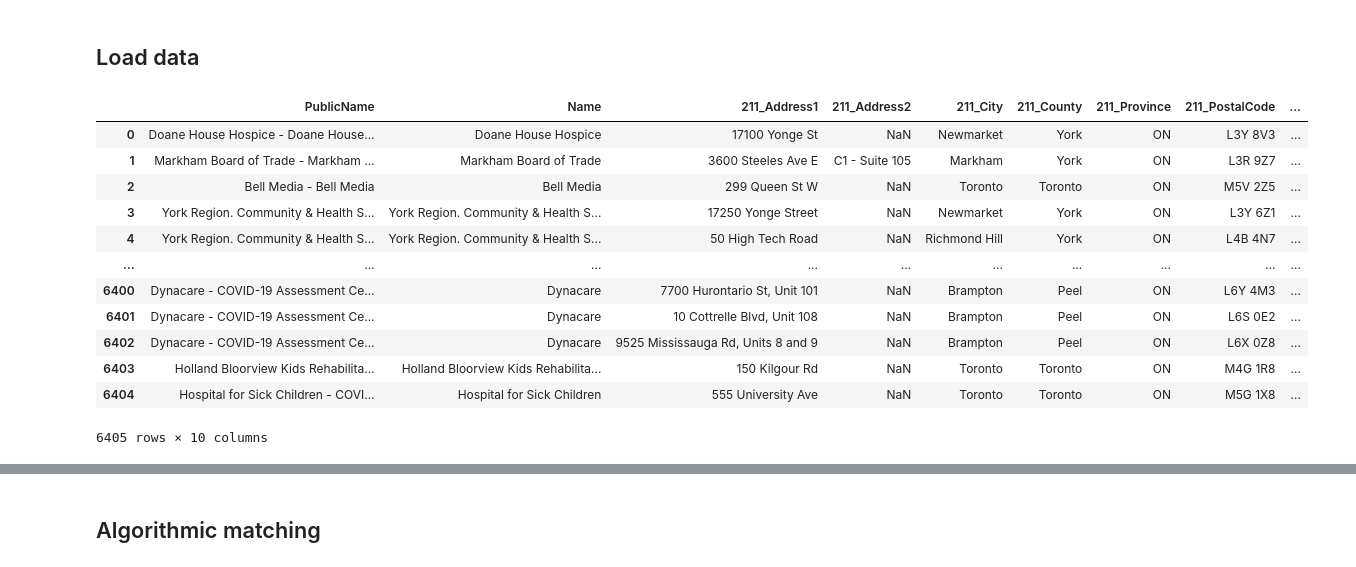
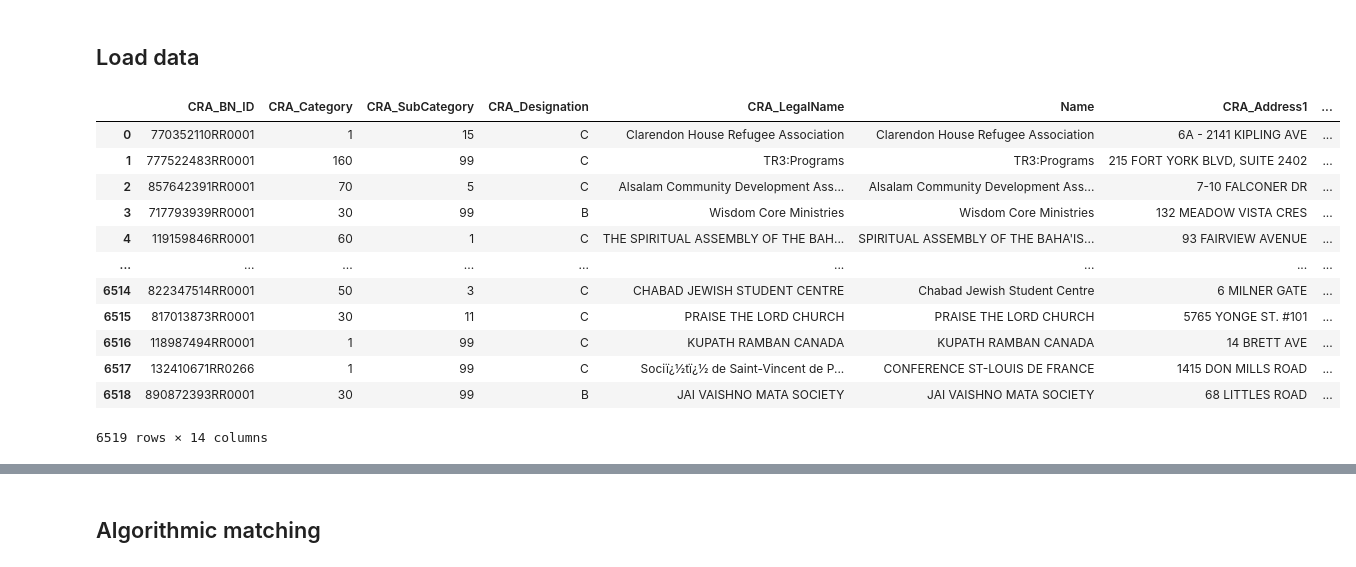
Before and after one commit to schoolofcities/essential-spaces, a Jupyter notebook: data/2025-work/analysis/join_cra_211.ipynb, the cells around one changed output, grey strips where cells are left out. Drawn from its saved outputs; the diff is of its cells as text; code cells hidden in the pictures.

```diff
--- a/data/2025-work/analysis/join_cra_211.ipynb
+++ b/data/2025-work/analysis/join_cra_211.ipynb
@@ -15,12 +15,28 @@ model = SentenceTransformer('paraphrase-mpnet-base-v2')
 ## Load data
 # %%
 df_cra = pd.read_csv("../cra-data/cra_2021_combined_filtered.csv")
-df_cra = df_cra.rename(columns={"Account Name":"Name"})
+df_cra = df_cra.drop(columns=["Province", "Country"])
+df_cra = df_cra.rename(columns={
+    "BN": "CRA_BN_ID",
+    "Category": "CRA_Category",
+    "Sub Category": "CRA_SubCategory",
+    "Designation": "CRA_Designation",
+    "Legal Name": "CRA_LegalName",
+    "Account Name": "Name",
+    "Address Line 1": "CRA_Address1",
+    "Address Line 2": "CRA_Address2",
+    "City": "CRA_City",
+    "Postal Code": "CRA_PostalCode",
+    "Full Address": "CRA_FullAddress",
+    "4050": "CRA_4050",
+    "4155": "CRA_4155",
+    "4850": "CRA_4850",
+})
 
 # Replace semicolons with " - " in all string columns
 df_cra = df_cra.apply(lambda x: x.str.replace(';', ' - ') if x.dtype == 'object' else x)
+# df_cra["Name"] = df_cra["Name"].str.split(pat=" - ", n=1).str[0]
 
-# df_cra["Name"] = df_cra["Name"].str.split(pat=" - ", n=1).str[0]
 df_cra = df_cra.drop_duplicates(subset=["Name"]).reset_index(drop=True)
 # %%
 # Clean and rename 211 data
@@ -43,16 +62,16 @@ df_211 = df_211.drop_duplicates(subset=["PublicName", "Latitude", "Longitude"]).
 # %%
-df_211
+df_cra
 # %% [output]
-|  | PublicName | Name | 211_Address1 | 211_Address2 | 211_City | 211_County | 211_Province | 211_PostalCode | ... |
-| 0 | Doane House Hospice - Doane House... | Doane House Hospice | 17100 Yonge St | NaN | Newmarket | York | ON | L3Y 8V3 | ... |
-| 1 | Markham Board of Trade - Markham ... | Markham Board of Trade | 3600 Steeles Ave E | C1 - Suite 105 | Markham | York | ON | L3R 9Z7 | ... |
-| 2 | Bell Media - Bell Media | Bell Media | 299 Queen St W | NaN | Toronto | Toronto | ON | M5V 2Z5 | ... |
-| 3 | York Region. Community & Health S... | York Region. Community & Health S... | 17250 Yonge Street | NaN | Newmarket | York | ON | L3Y 6Z1 | ... |
-| 4 | York Region. Community & Health S... | York Region. Community & Health S... | 50 High Tech Road | NaN | Richmond Hill | York | ON | L4B 4N7 | ... |
-| ... | ... | ... | ... | ... | ... | ... | ... | ... | ... |
-| 6400 | Dynacare - COVID-19 Assessment Ce... | Dynacare | 7700 Hurontario St, Unit 101 | NaN | Brampton | Peel | ON | L6Y 4M3 | ... |
-| 6401 | Dynacare - COVID-19 Assessment Ce... | Dynacare | 10 Cottrelle Blvd, Unit 108 | NaN | Brampton | Peel | ON | L6S 0E2 | ... |
-| 6402 | Dynacare - COVID-19 Assessment Ce... | Dynacare | 9525 Mississauga Rd, Units 8 and 9 | NaN | Brampton | Peel | ON | L6X 0Z8 | ... |
-| 6403 | Holland Bloorview Kids Rehabilita... | Holland Bloorview Kids Rehabilita... | 150 Kilgour Rd | NaN | Toronto | Toronto | ON | M4G 1R8 | ... |
-| 6404 | Hospital for Sick Children - COVI... | Hospital for Sick Children | 555 University Ave | NaN | Toronto | Toronto | ON | M5G 1X8 | ... |
+|  | CRA_BN_ID | CRA_Category | CRA_SubCategory | CRA_Designation | CRA_LegalName | Name | CRA_Address1 | ... |
+| 0 | 770352110RR0001 | 1 | 15 | C | Clarendon House Refugee Association | Clarendon House Refugee Association | 6A - 2141 KIPLING AVE | ... |
+| 1 | 777522483RR0001 | 160 | 99 | C | TR3:Programs | TR3:Programs | 215 FORT YORK BLVD, SUITE 2402 | ... |
+| 2 | 857642391RR0001 | 70 | 5 | C | Alsalam Community Development Ass... | Alsalam Community Development Ass... | 7-10 FALCONER DR | ... |
+| 3 | 717793939RR0001 | 30 | 99 | B | Wisdom Core Ministries | Wisdom Core Ministries | 132 MEADOW VISTA CRES | ... |
+| 4 | 119159846RR0001 | 60 | 1 | C | THE SPIRITUAL ASSEMBLY OF THE BAH... | SPIRITUAL ASSEMBLY OF THE BAHA'IS... | 93 FAIRVIEW AVENUE | ... |
+| ... | ... | ... | ... | ... | ... | ... | ... | ... |
+| 6514 | 822347514RR0001 | 50 | 3 | C | CHABAD JEWISH STUDENT CENTRE | Chabad Jewish Student Centre | 6 MILNER GATE | ... |
+| 6515 | 817013873RR0001 | 30 | 11 | C | PRAISE THE LORD CHURCH | PRAISE THE LORD CHURCH | 5765 YONGE ST. #101 | ... |
+| 6516 | 118987494RR0001 | 1 | 99 | C | KUPATH RAMBAN CANADA | KUPATH RAMBAN CANADA | 14 BRETT AVE | ... |
+| 6517 | 132410671RR0266 | 1 | 99 | C | Sociï¿½tï¿½ de Saint-Vincent de P... | CONFERENCE ST-LOUIS DE FRANCE | 1415 DON MILLS ROAD | ... |
+| 6518 | 890872393RR0001 | 30 | 99 | B | JAI VAISHNO MATA SOCIETY | JAI VAISHNO MATA SOCIETY | 68 LITTLES ROAD | ... |
-6405 rows × 10 columns
+6519 rows × 14 columns
```
Also changed, not shown: parts of 2 cells of this notebook.
